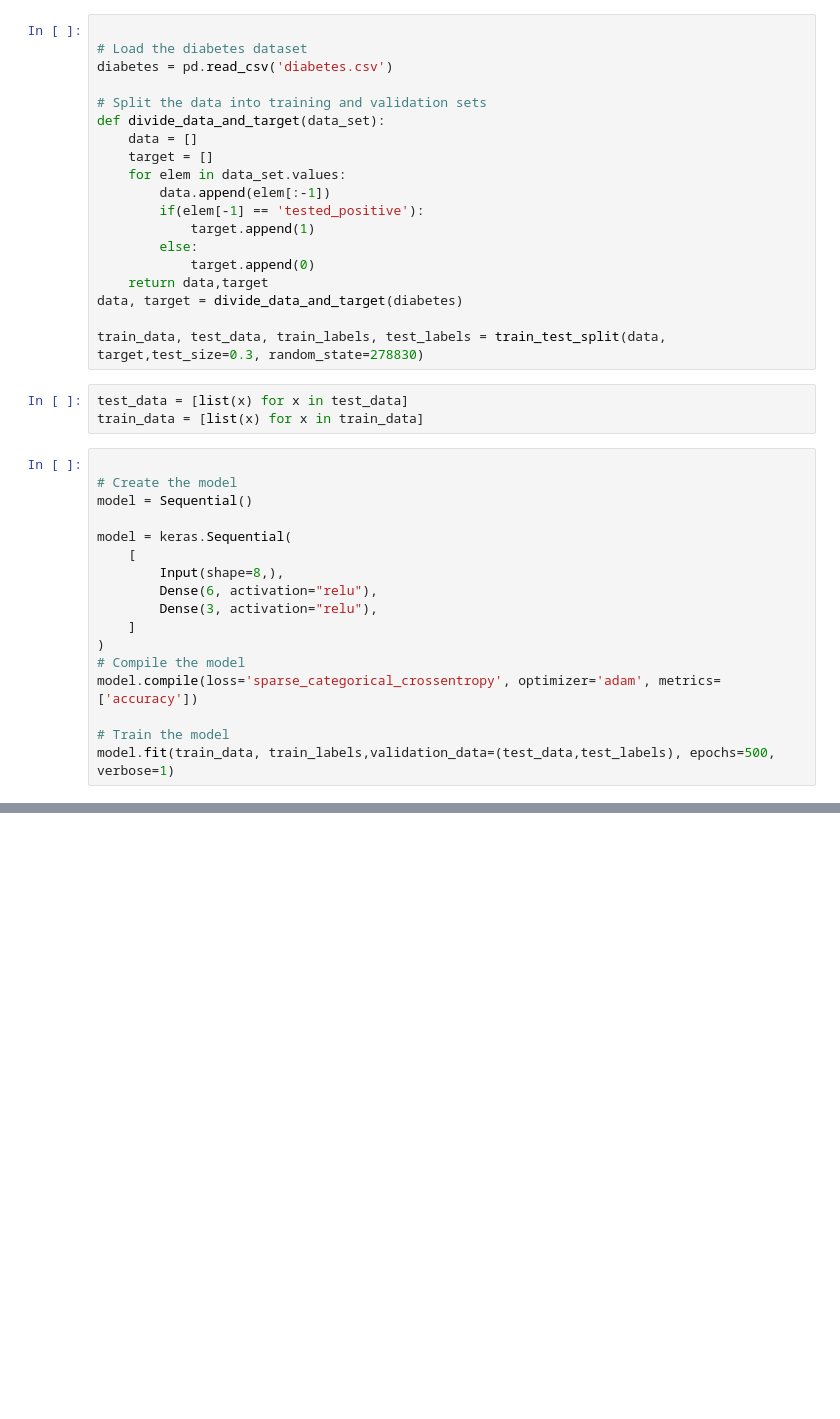
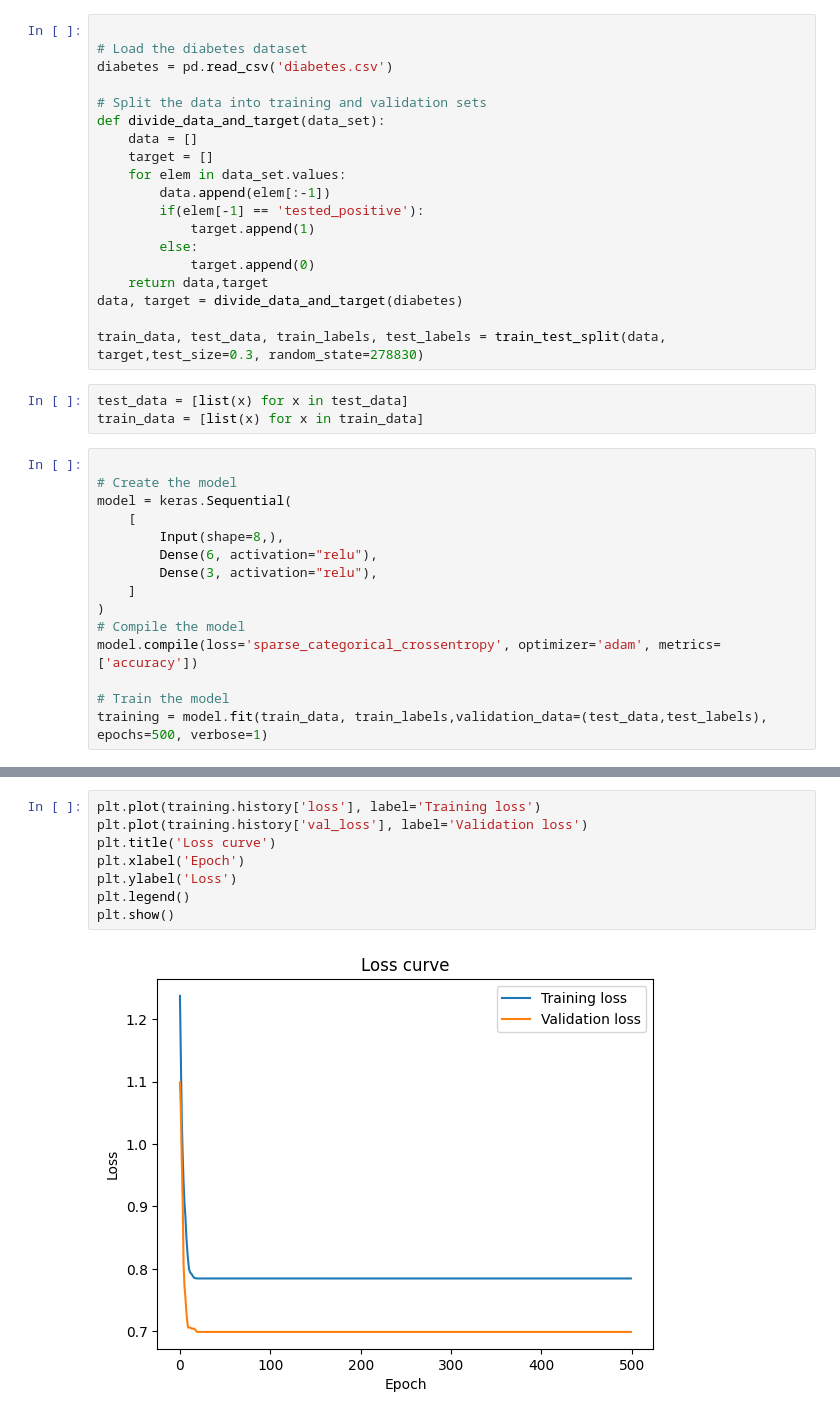
Before and after one commit to BartoszBrodowski/computational-intelligence, a Jupyter notebook: lab6/zad4.ipynb, the cells around one changed output, grey strips where cells are left out. Drawn from its saved outputs; the diff is of its cells as text; blank space fills up the shorter version.

Commit message:
Lab6 add learning curve to zad4

```diff
--- a/lab6/zad4.ipynb
+++ b/lab6/zad4.ipynb
@@ -33,8 +34,6 @@ train_data = [list(x) for x in train_data]
 # %%
 
 # Create the model
-model = Sequential()
-
 model = keras.Sequential(
     [
         Input(shape=8,),
@@ -46,6 +45,6 @@ model = keras.Sequential(
 model.compile(loss='sparse_categorical_crossentropy', optimizer='adam', metrics=['accuracy'])
 
 # Train the model
-model.fit(train_data, train_labels,validation_data=(test_data,test_labels), epochs=500, verbose=1)
+training = model.fit(train_data, train_labels,validation_data=(test_data,test_labels), epochs=500, verbose=1)
 # %% [output]
 Epoch 1/500
@@ -74,0 +73,10 @@ print(loss ,accuracy)
+# %%
+plt.plot(training.history['loss'], label='Training loss')
+plt.plot(training.history['val_loss'], label='Validation loss')
+plt.title('Loss curve')
+plt.xlabel('Epoch')
+plt.ylabel('Loss')
+plt.legend()
+plt.show()
+# %% [output]
+[figure, added]
```
Also changed, not shown: parts of 3 cells of this notebook, 4 other files.
